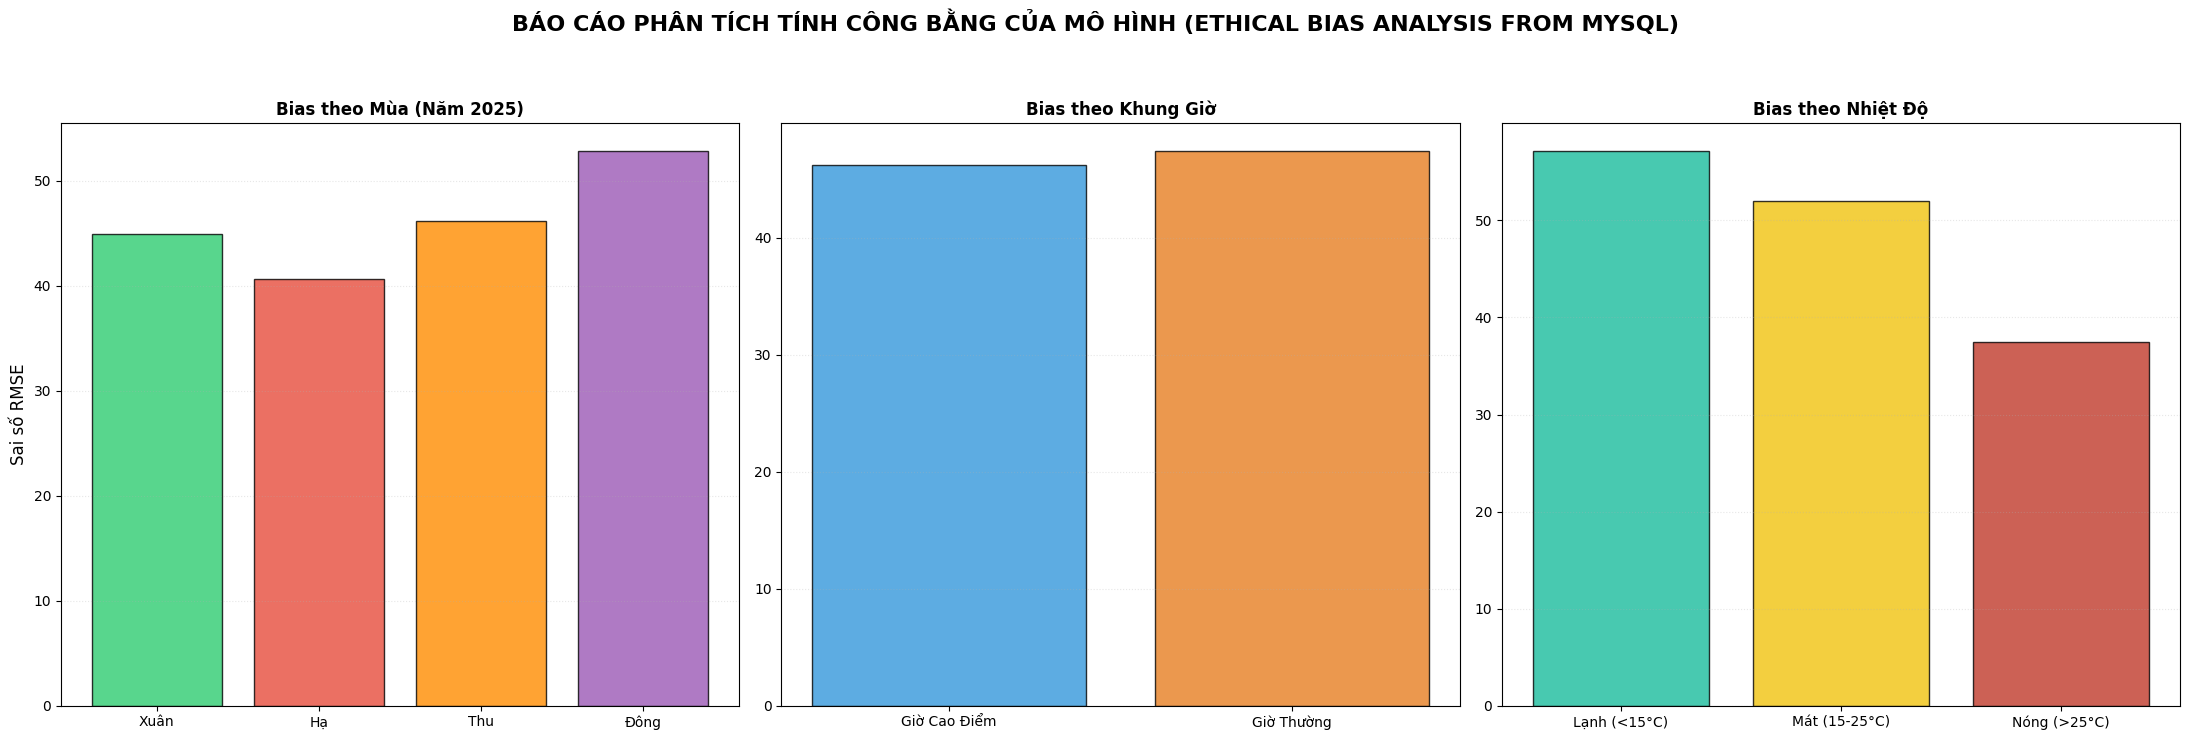
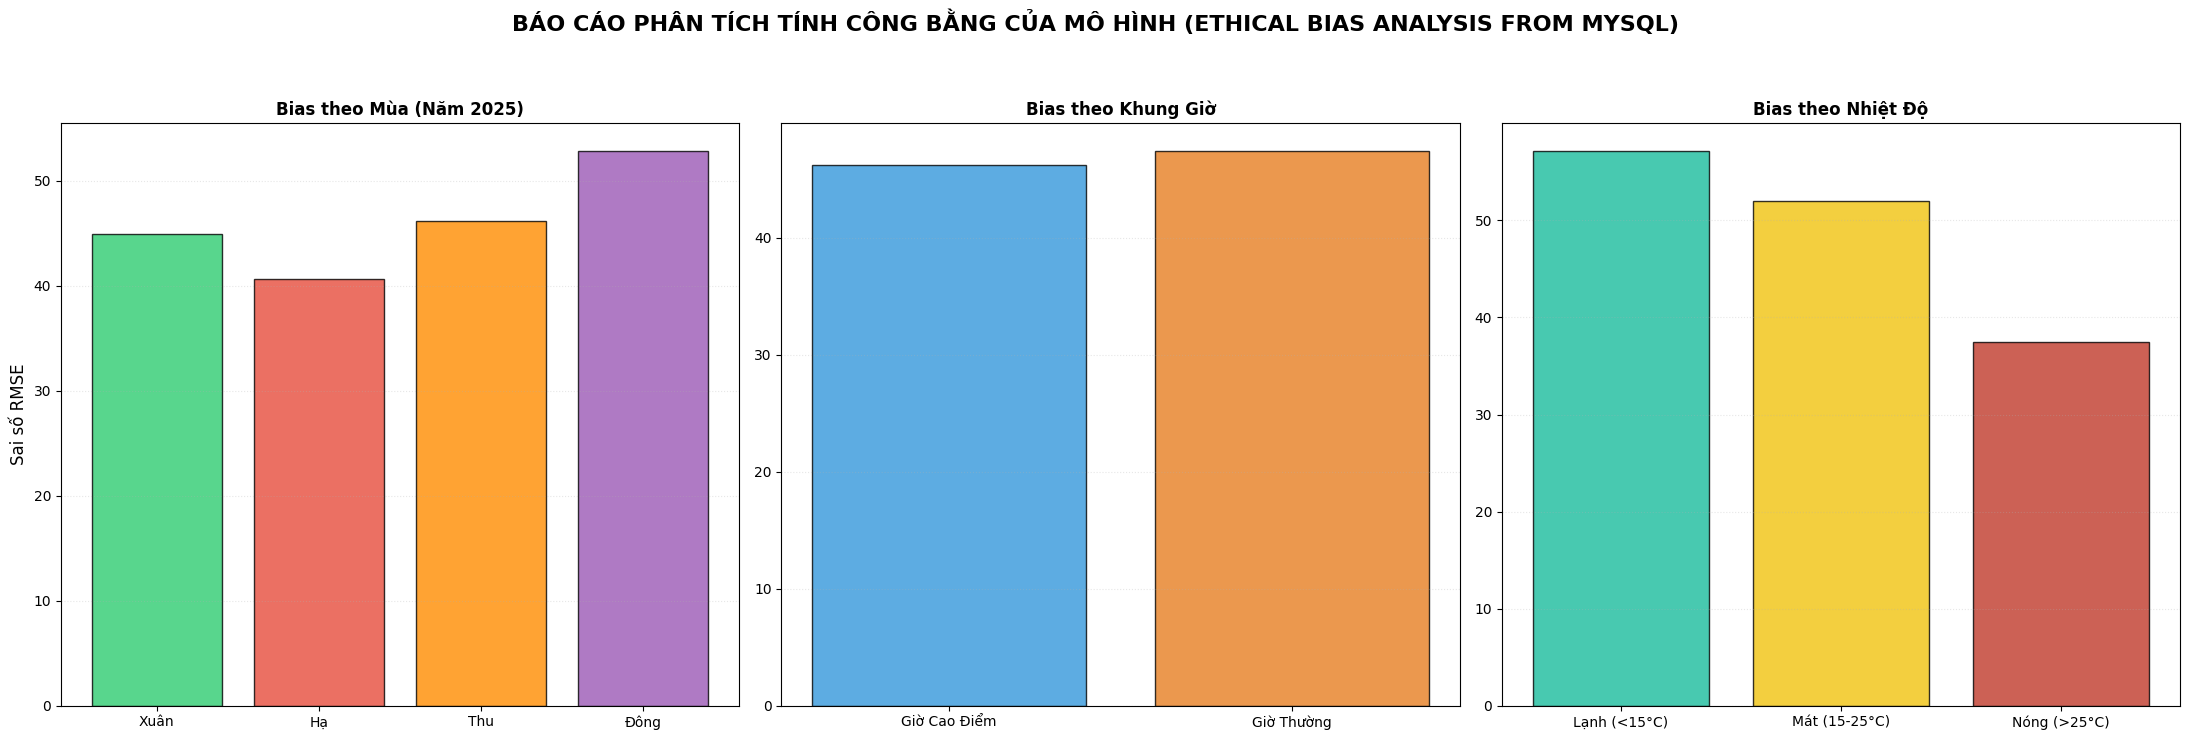
Code edit (unified diff) that turned the first committed figure into the second:
--- before
+++ after
@@ -12,5 +12,10 @@
 warnings.filterwarnings('ignore', category=FutureWarning)
 
-load_dotenv()
+current_dir = Path(os.getcwd()).resolve()
+if 'library_framework' in current_dir.parts:
+    dotenv_path = current_dir.parent / '.env'
+else:
+    dotenv_path = current_dir / '.env'
+load_dotenv(dotenv_path=dotenv_path)
 
 DB_USER = os.getenv("DB_USER")
@@ -65,4 +70,6 @@
 rmse_temp = eval_df.groupby('temp_group').apply(calc_rmse)
 
+os.makedirs('charts', exist_ok=True)
+
 fig, axes = plt.subplots(1, 3, figsize=(22, 7))
 
@@ -85,4 +92,5 @@
 plt.suptitle('BÁO CÁO PHÂN TÍCH TÍNH CÔNG BẰNG CỦA MÔ HÌNH (ETHICAL BIAS ANALYSIS FROM MYSQL)', fontsize=16, fontweight='bold', y=1.05)
 plt.tight_layout()
+plt.savefig('charts/prophet_bias_analysis.png', bbox_inches='tight', dpi=300)
 plt.show()
 

Commit: feat: update prophet time series pipeline and charts